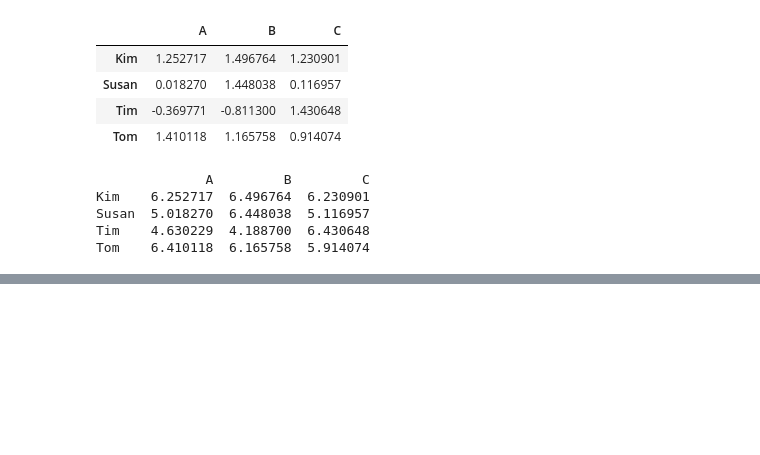
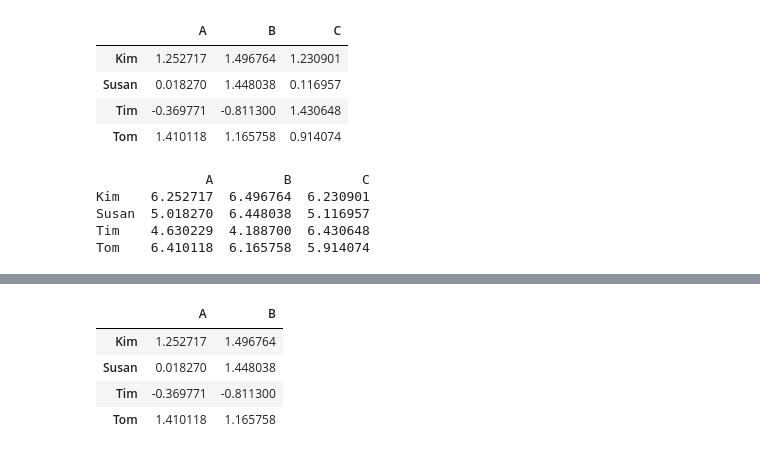
Before and after one commit to Niki-098/Pandas_Library, a Jupyter notebook: Pandas.ipynb, the cells around one changed output, grey strips where cells are left out. Saved outputs shown, nothing was run; the diff lists cells and outputs as text; code cells hidden in the pictures; blank space fills up the shorter version.

```diff
--- a/Pandas.ipynb
+++ b/Pandas.ipynb
@@ -867,0 +868,10 @@ Tom    6.410118  6.165758  5.914074
+# %%
+#Combining two columns
+l1=["A","B"]
+df[l1]
+# %% [output]
+|  | A | B |
+| Kim | 1.252717 | 1.496764 |
+| Susan | 0.018270 | 1.448038 |
+| Tim | -0.369771 | -0.811300 |
+| Tom | 1.410118 | 1.165758 |
```
Also changed, not shown: parts of 3 cells of this notebook.
